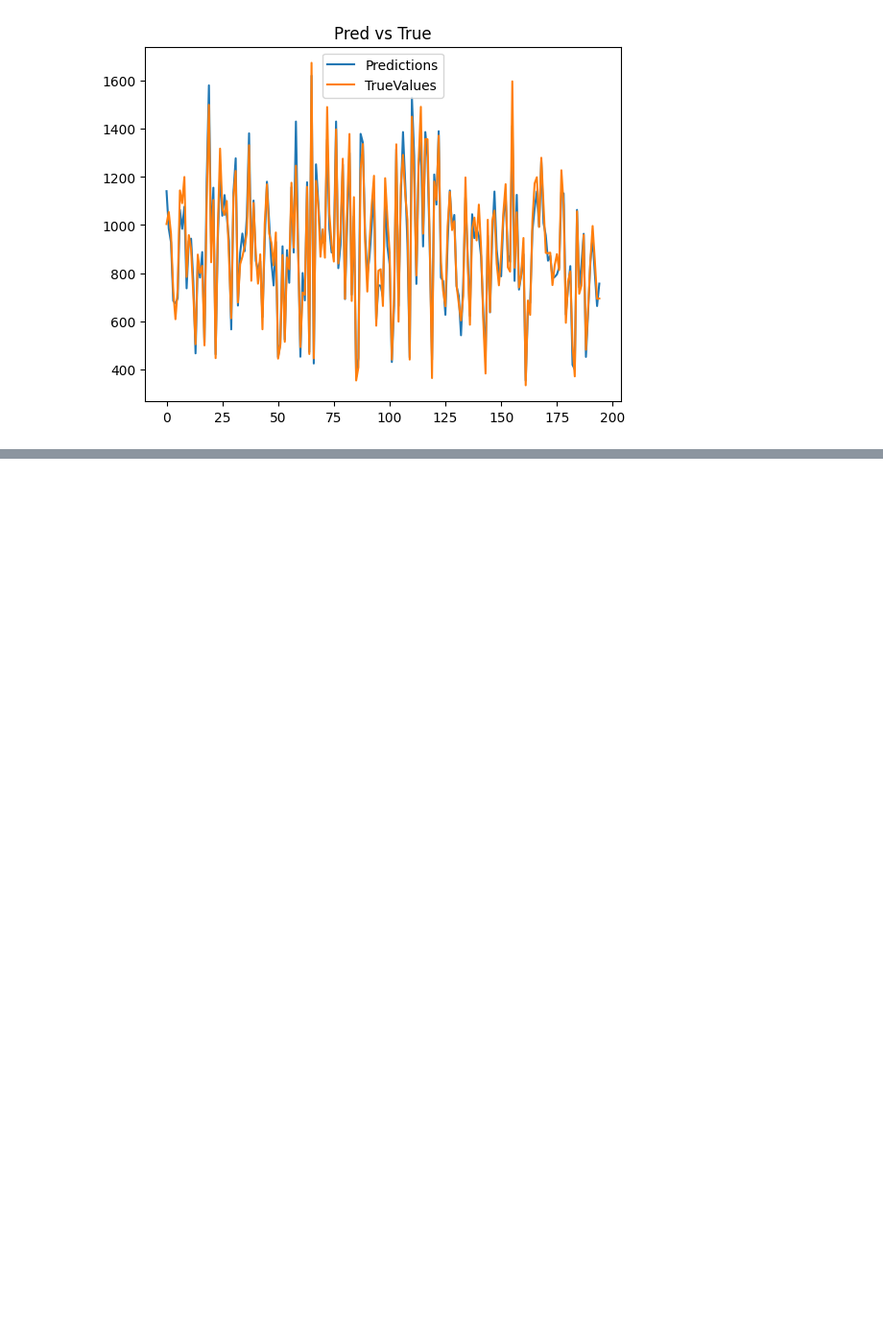
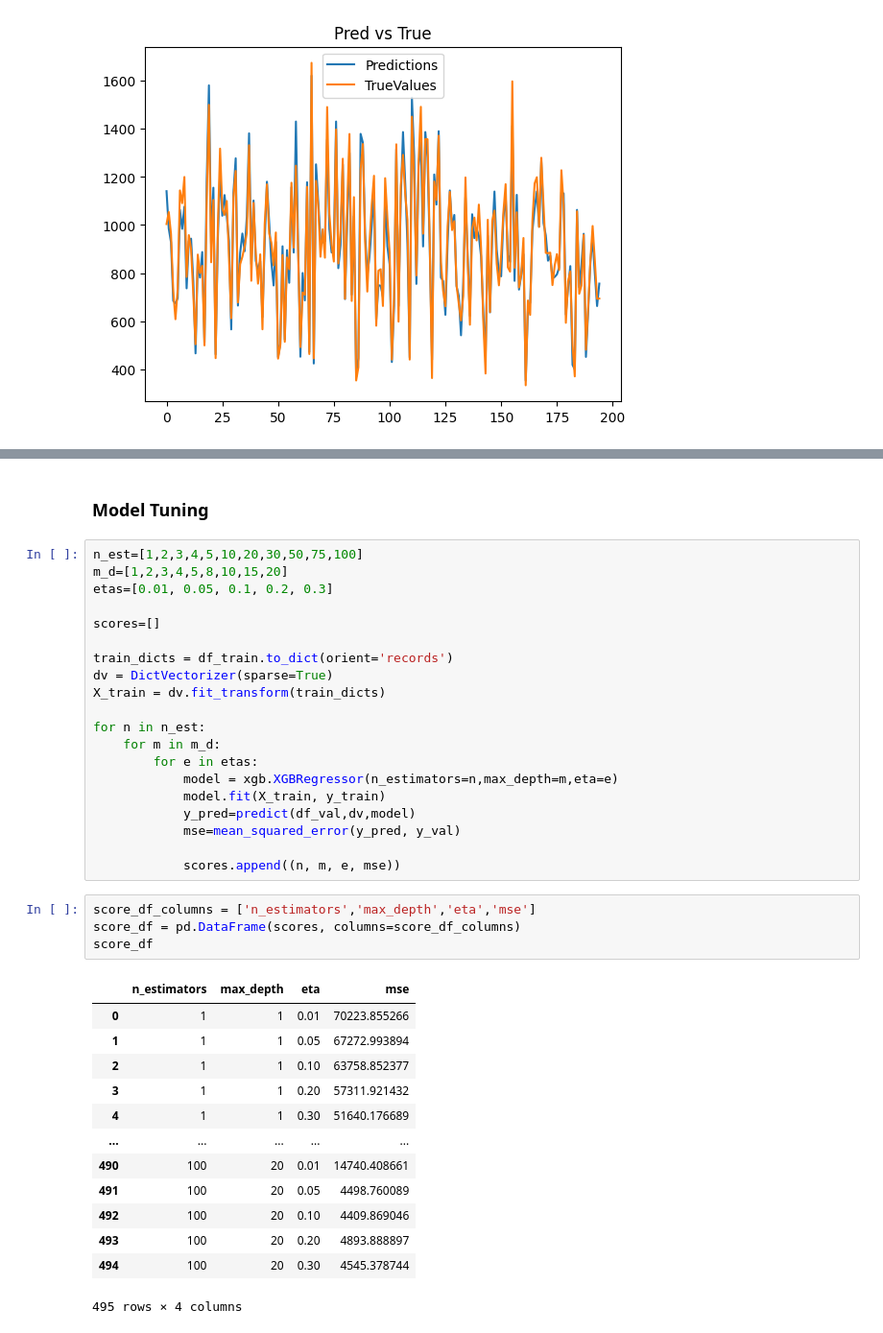
Before and after one commit to bruno-jga/calorie_burning_predictor_project, a Jupyter notebook: data_preparation_and_model_testing_ntbk.ipynb, the cells around one changed output, grey strips where cells are left out. Shown at 96% size. Saved outputs shown, nothing was run; the diff lists cells and outputs as text; blank space fills up the shorter version.

```diff
--- a/data_preparation_ntbk.ipynb
+++ b/data_preparation_and_model_testing_ntbk.ipynb
@@ -469,0 +518,40 @@ plot_predictions_and_true_values(y_pred, y_val)
+# %% [markdown]
+### Model Tuning
+# %%
+n_est=[1,2,3,4,5,10,20,30,50,75,100]
+m_d=[1,2,3,4,5,8,10,15,20]
+etas=[0.01, 0.05, 0.1, 0.2, 0.3]
+
+scores=[]
+
+train_dicts = df_train.to_dict(orient='records')
+dv = DictVectorizer(sparse=True)
+X_train = dv.fit_transform(train_dicts)
+
+for n in n_est:
+    for m in m_d:
+        for e in etas:
+            model = xgb.XGBRegressor(n_estimators=n,max_depth=m,eta=e)
+            model.fit(X_train, y_train)
+            y_pred=predict(df_val,dv,model)
+            mse=mean_squared_error(y_pred, y_val)
+
+            scores.append((n, m, e, mse))
+# %%
+score_df_columns = ['n_estimators','max_depth','eta','mse']
+score_df = pd.DataFrame(scores, columns=score_df_columns)
+score_df
+# %% [output]
+|  | n_estimators | max_depth | eta | mse |
+| 0 | 1 | 1 | 0.01 | 70223.855266 |
+| 1 | 1 | 1 | 0.05 | 67272.993894 |
+| 2 | 1 | 1 | 0.10 | 63758.852377 |
+| 3 | 1 | 1 | 0.20 | 57311.921432 |
+| 4 | 1 | 1 | 0.30 | 51640.176689 |
+| ... | ... | ... | ... | ... |
+| 490 | 100 | 20 | 0.01 | 14740.408661 |
+| 491 | 100 | 20 | 0.05 | 4498.760089 |
+| 492 | 100 | 20 | 0.10 | 4409.869046 |
+| 493 | 100 | 20 | 0.20 | 4893.888897 |
+| 494 | 100 | 20 | 0.30 | 4545.378744 |
+495 rows × 4 columns
```
Also changed, not shown: parts of 28 cells of this notebook, 2 other files.
